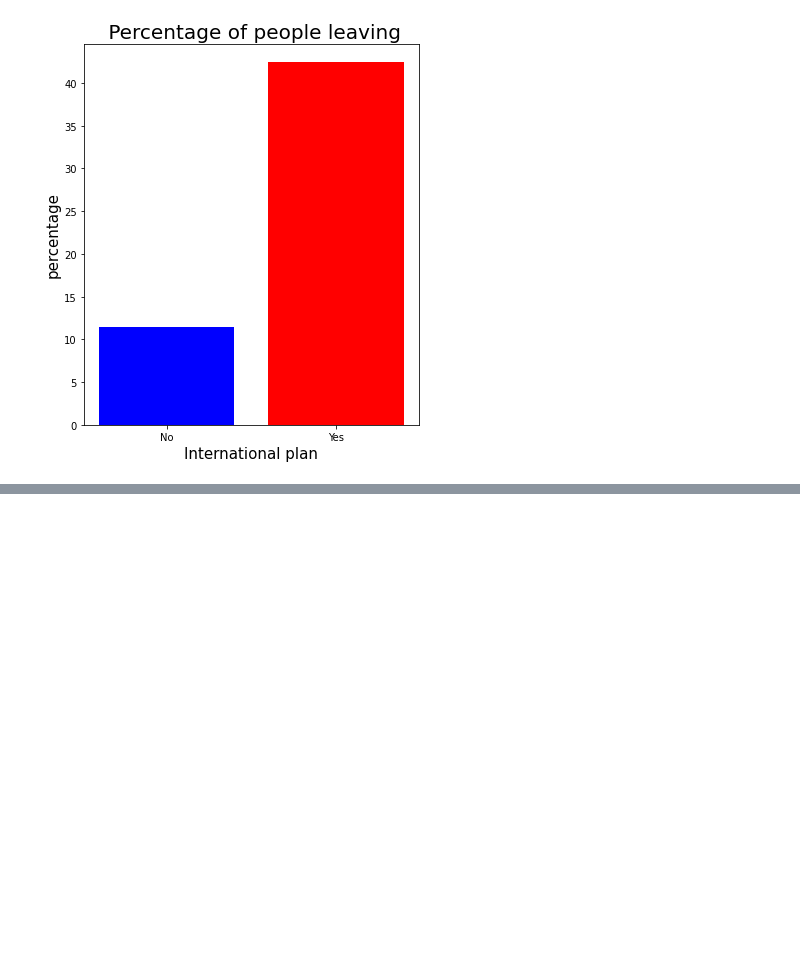
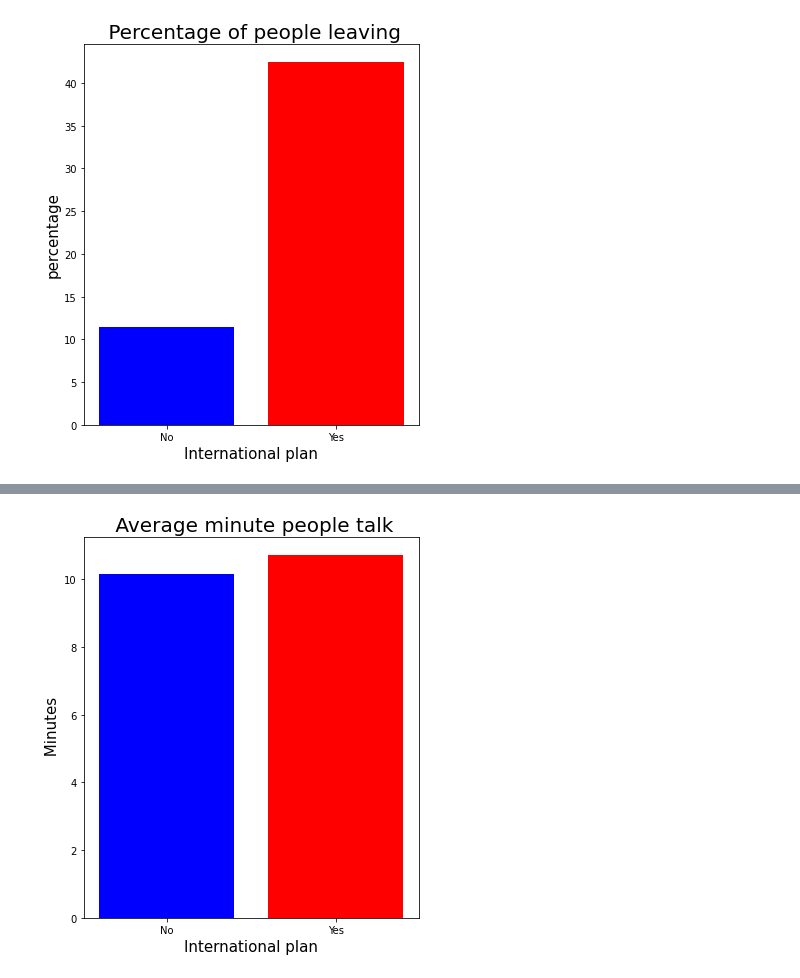
Before and after one commit to Creatrohit9/tele_churn-ANALYSIS, a Jupyter notebook: rohit_bhadauriya_EDA_2Telecom_Churn_Analysis_Capstone_Project.ipynb, the cells around one changed output, grey strips where cells are left out. Drawn from its saved outputs; the diff is of its cells as text; code cells hidden in the pictures; blank space fills up the shorter version.

```diff
--- a/rohit_bhadauriya_EDA_2Telecom_Churn_Analysis_Capstone_Project.ipynb
+++ b/rohit_bhadauriya_EDA_2Telecom_Churn_Analysis_Capstone_Project.ipynb
@@ -440,0 +451,11 @@ plt.show()
+# %%
+
+plt.rcParams['figure.figsize'] = (6, 7)
+
+plt.bar(i1,i4, color=['b','r'])
+plt.title(" Average minute people talk", fontsize = 20)
+plt.xlabel('International plan', fontsize = 15)
+plt.ylabel(' Minutes', fontsize = 15)
+plt.show()
+# %% [output]
+[figure, added]
```
Also changed, not shown: parts of 2 cells of this notebook.
